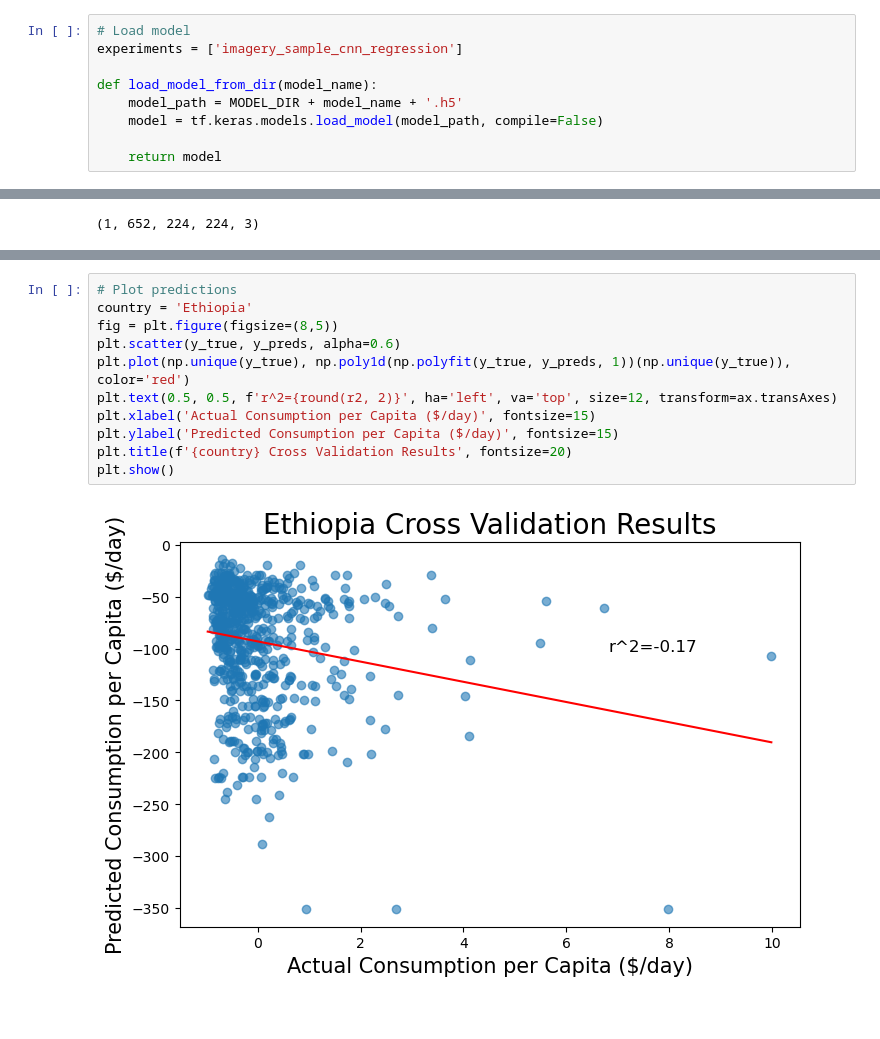
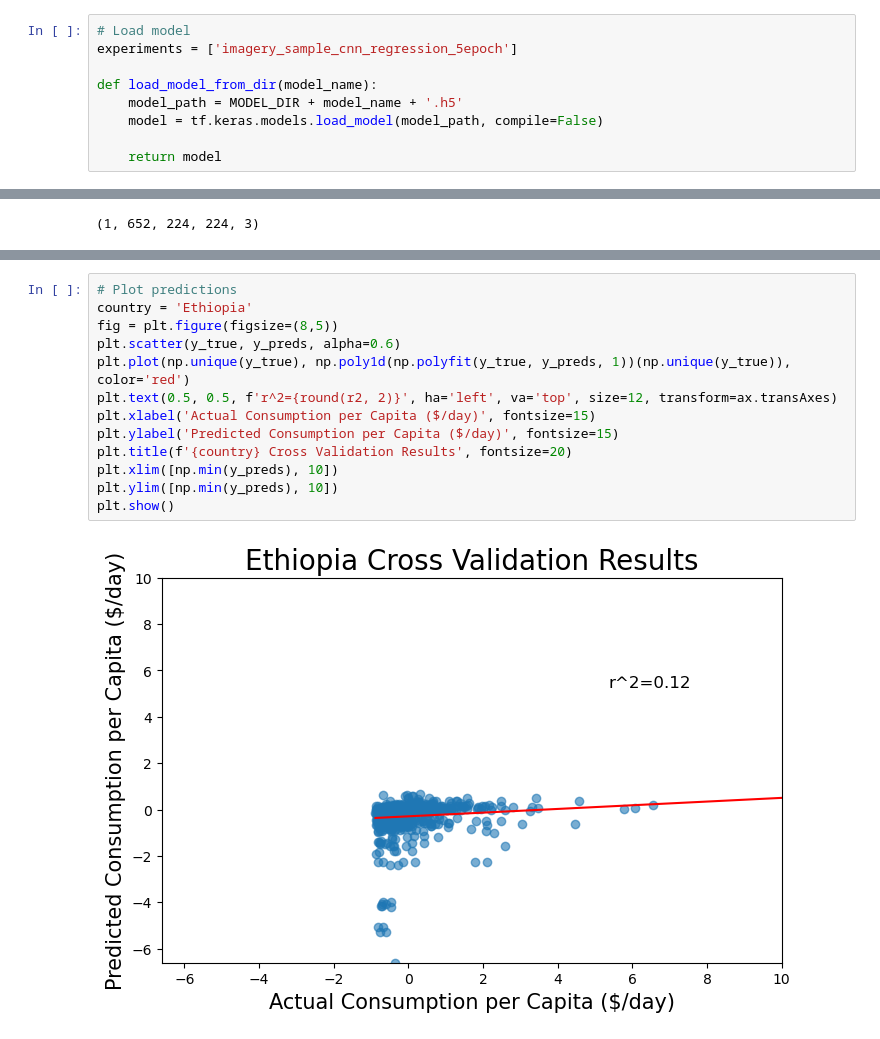
Before and after one commit to omshah2006/Predicting-Poverty-Ethiopia, a Jupyter notebook: model_analysis/lsms_incountry.ipynb, the cells around one changed output, grey strips where cells are left out. Cells and saved outputs as stored; diff of their text form.

Commit message:
new experiment

```diff
--- a/model_analysis/lsms_incountry.ipynb
+++ b/model_analysis/lsms_incountry.ipynb
@@ -22,7 +22,7 @@ LOSS = 'MeanSquaredError'
 METRICS = ['RootMeanSquaredError']
 # %%
 # Load model
-experiments = ['imagery_sample_cnn_regression']
+experiments = ['imagery_sample_cnn_regression_5epoch']
 
 def load_model_from_dir(model_name):
     model_path = MODEL_DIR + model_name + '.h5'
@@ -93,13 +93,15 @@ r2 = pearsonr(y_true, y_preds)[0]
 # %%
 # Plot predictions
 country = 'Ethiopia'
 fig = plt.figure(figsize=(8,5))
 plt.scatter(y_true, y_preds, alpha=0.6)
 plt.plot(np.unique(y_true), np.poly1d(np.polyfit(y_true, y_preds, 1))(np.unique(y_true)), color='red')
 plt.text(0.5, 0.5, f'r^2={round(r2, 2)}', ha='left', va='top', size=12, transform=ax.transAxes)
 plt.xlabel('Actual Consumption per Capita ($/day)', fontsize=15)
 plt.ylabel('Predicted Consumption per Capita ($/day)', fontsize=15)
 plt.title(f'{country} Cross Validation Results', fontsize=20)
+plt.xlim([np.min(y_preds), 10])
+plt.ylim([np.min(y_preds), 10])
 plt.show()
 # %% [output]
-[figure, old version]
+[figure, new version]
```
Also changed, not shown: parts of 2 cells of this notebook, 2 other files.
